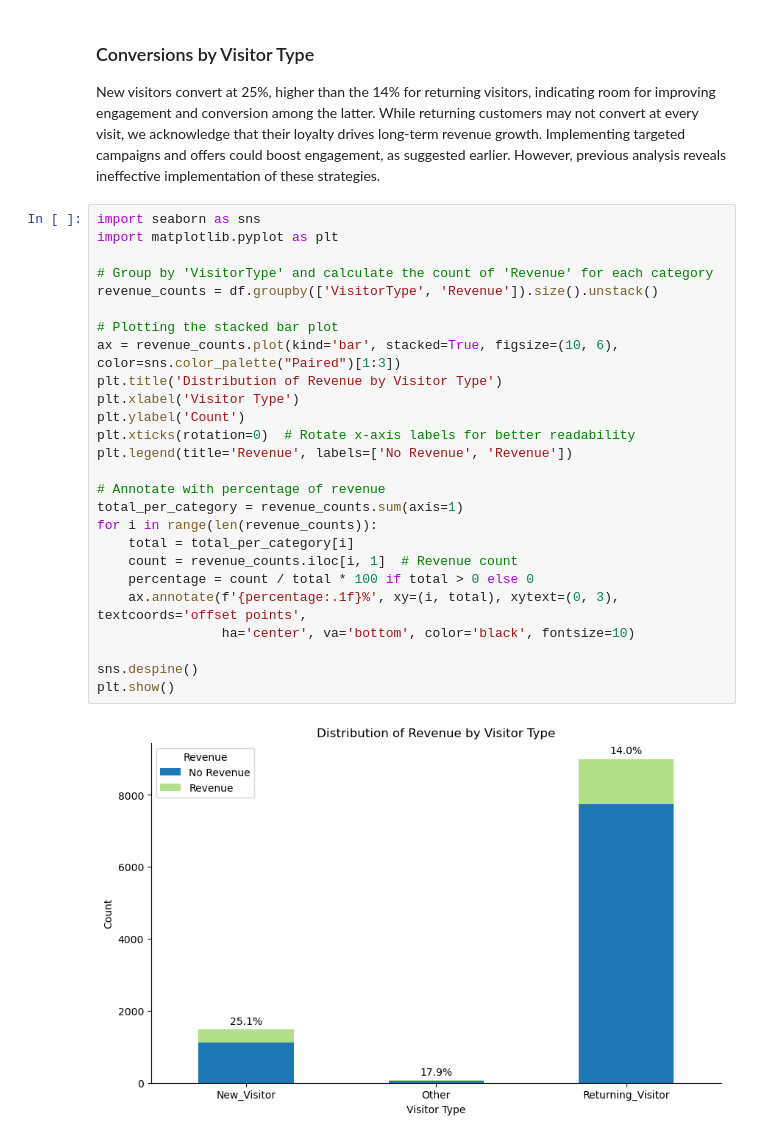
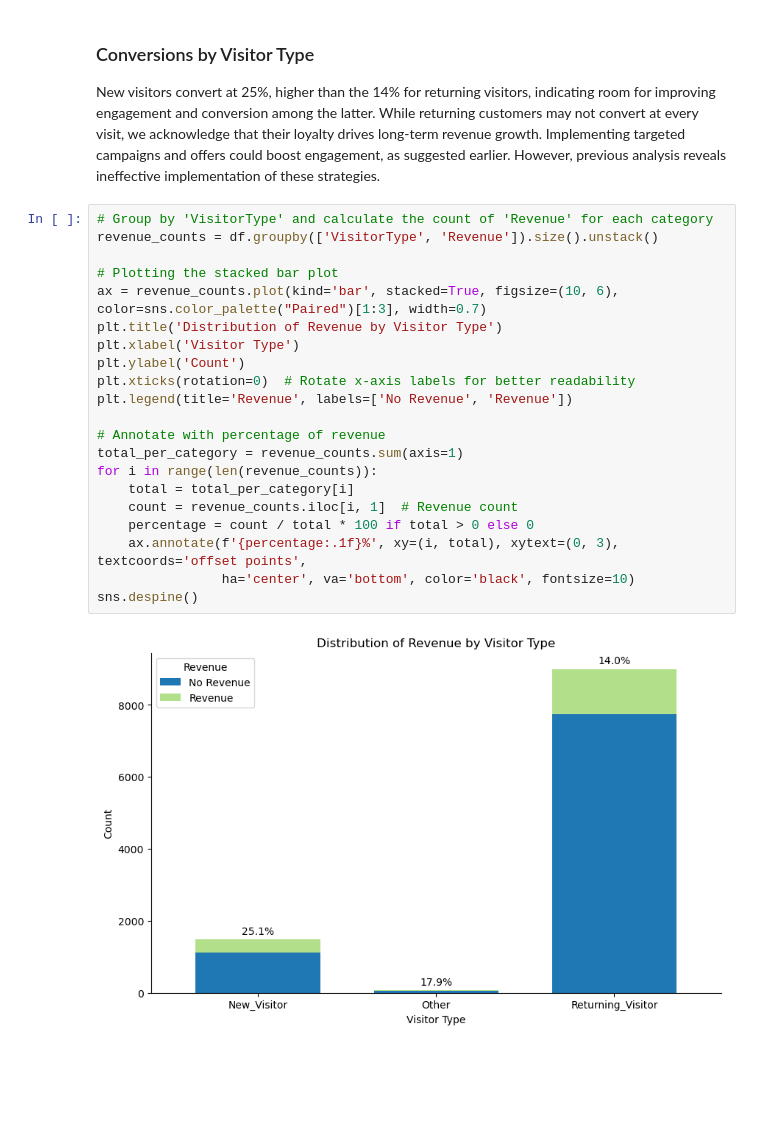
Before and after one commit to FutureGoose/ecommerce_purchase_prediction, a Jupyter notebook: gustaf_boden_ml_projekt.ipynb, the cells around one changed output. Cells and saved outputs as stored; diff of their text form; blank space fills up the shorter version.

```diff
--- a/gustaf_boden_ml_projekt.ipynb
+++ b/gustaf_boden_ml_projekt.ipynb
@@ -971,30 +971,25 @@ plt.show()
 ### Conversions by Visitor Type
 New visitors convert at 25%, higher than the 14% for returning visitors, indicating room for improving engagement and conversion among the latter. While returning customers may not convert at every visit, we acknowledge that their loyalty drives long-term revenue growth. Implementing targeted campaigns and offers could boost engagement, as suggested earlier. However, previous analysis reveals ineffective implementation of these strategies.
 # %%
-import seaborn as sns
-import matplotlib.pyplot as plt
-
 # Group by 'VisitorType' and calculate the count of 'Revenue' for each category
 revenue_counts = df.groupby(['VisitorType', 'Revenue']).size().unstack()
 
 # Plotting the stacked bar plot
-ax = revenue_counts.plot(kind='bar', stacked=True, figsize=(10, 6), color=sns.color_palette("Paired")[1:3])
+ax = revenue_counts.plot(kind='bar', stacked=True, figsize=(10, 6), color=sns.color_palette("Paired")[1:3], width=0.7)
 plt.title('Distribution of Revenue by Visitor Type')
 plt.xlabel('Visitor Type')
 plt.ylabel('Count')
 plt.xticks(rotation=0)  # Rotate x-axis labels for better readability
 plt.legend(title='Revenue', labels=['No Revenue', 'Revenue'])
 
 # Annotate with percentage of revenue
 total_per_category = revenue_counts.sum(axis=1)
 for i in range(len(revenue_counts)):
     total = total_per_category[i]
     count = revenue_counts.iloc[i, 1]  # Revenue count
     percentage = count / total * 100 if total > 0 else 0
     ax.annotate(f'{percentage:.1f}%', xy=(i, total), xytext=(0, 3), textcoords='offset points',
                 ha='center', va='bottom', color='black', fontsize=10)
-
 sns.despine()
-plt.show()
 # %% [output]
-[figure, old version]
+[figure, new version]
```
Also changed, not shown: parts of 17 cells of this notebook.
